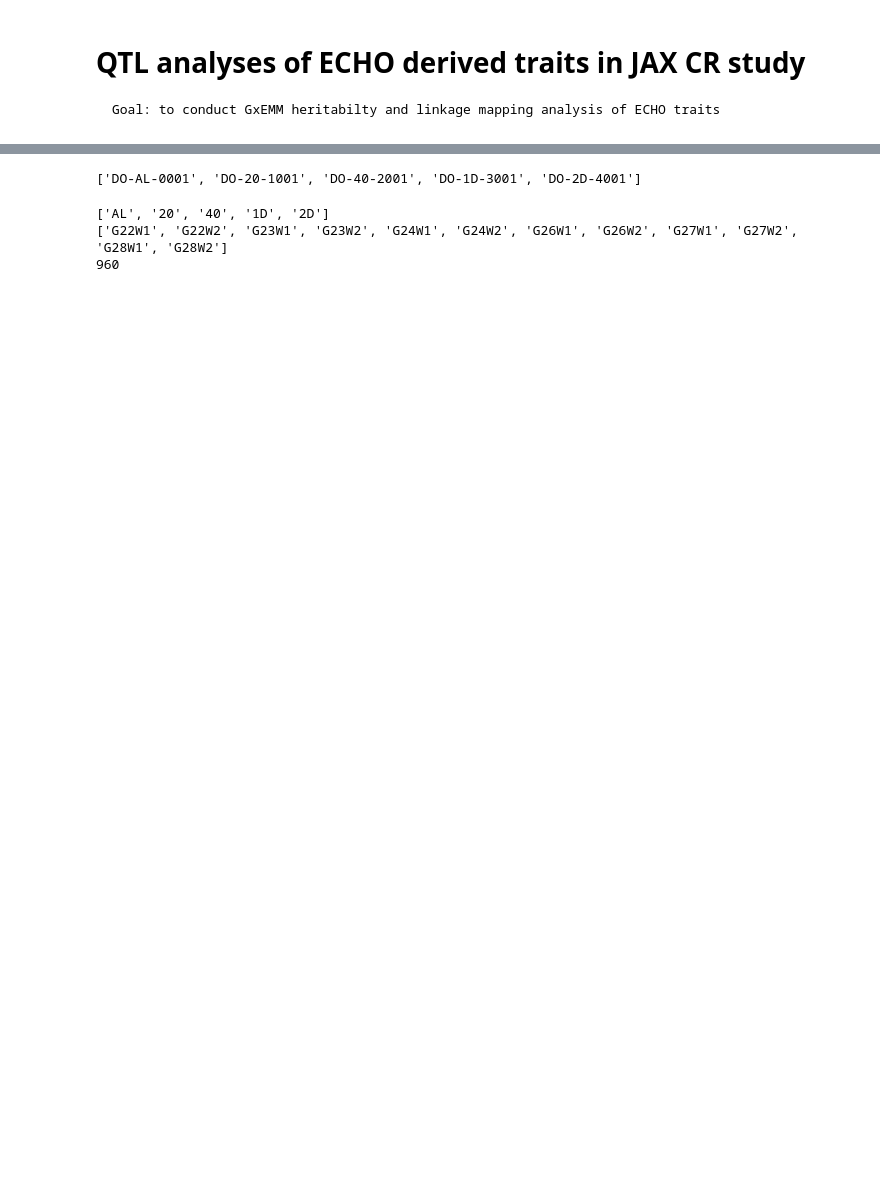
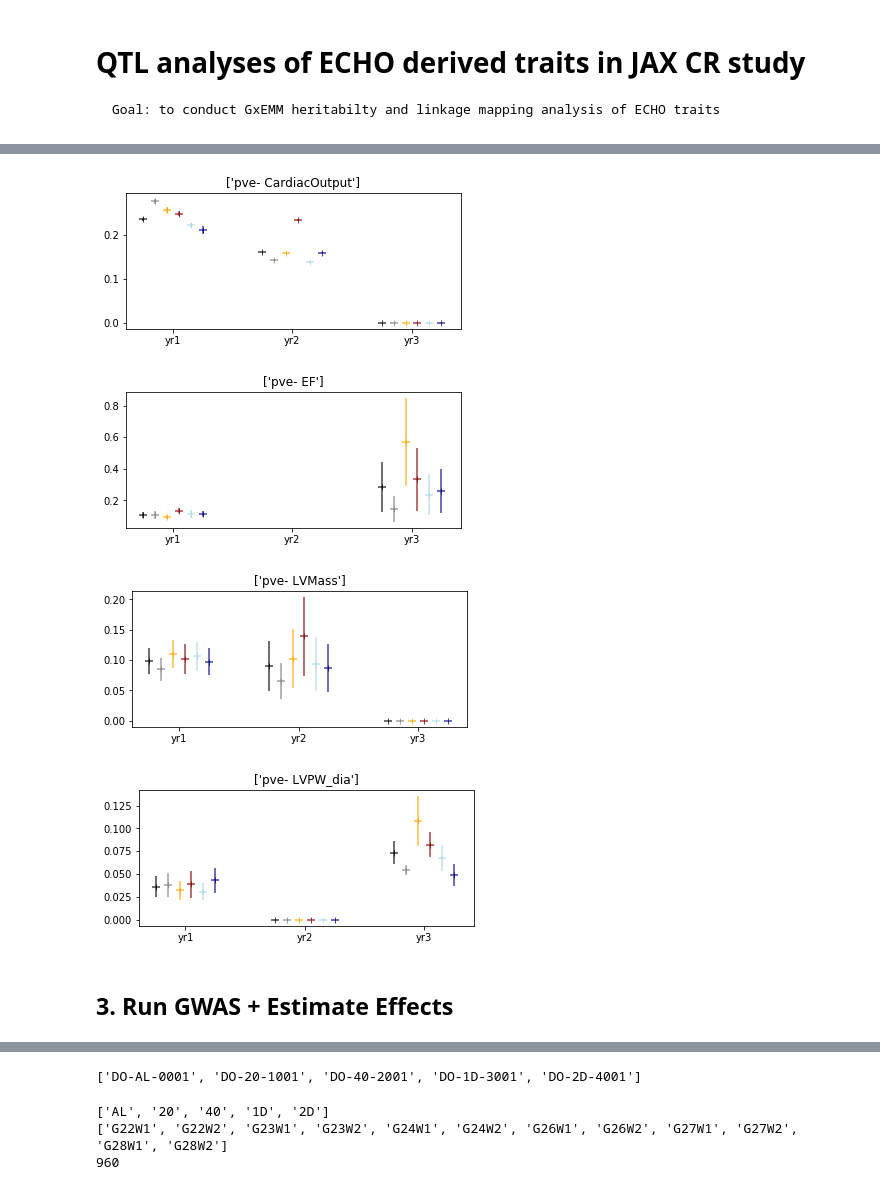
Before and after one commit to calico/do_qtl, a Jupyter notebook: analysis/ECHO_QTL.ipynb, the cells around one changed output, grey strips where cells are left out. Drawn from its saved outputs; the diff is of its cells as text; code cells hidden in the pictures; blank space fills up the shorter version.

```diff
--- a/analysis/ECHO_QTL.ipynb
+++ b/analysis/ECHO_QTL.ipynb
@@ -72,0 +382,18 @@ df3.to_csv(pheno_yr3_file, header=True, sep=",", index=False)
+# %%
+lsp = []
+for phenotype_file in phenotype_files:
+    for phenotype in phenotype_focal:
+        output_pve_file = phenotype_file
+        output_pve_file = re.sub('.csv$','_'+phenotype+'.pve.csv',output_pve_file)
+        yr = re.sub(working_dir+"echo_","",phenotype_file)
+        yr = re.sub('_20210920.csv$',"",yr)
+        #print(adj,yr, output_pve_file)
+
+        if os.path.exists(output_pve_file) is True:
+            df = pd.read_csv(output_pve_file, index_col=False, usecols=range(12))
+            df['yr'] = yr
+            df['phenotype'] = phenotype
+            lsp.append(df)
+
+dfp = pd.concat(lsp)
+dfp.head(n=18)
@@ -72,0 +413,54 @@ df3.to_csv(pheno_yr3_file, header=True, sep=",", index=False)
+# %%
+
+df1 = dfp.groupby(['phenotype'])
+#random.seed(9001)
+##set jitter for each diet
+random.seed(8001)
+jitter_T = -0.25
+jitter_AL = -0.15
+jitter_20 = -0.05
+jitter_40 = 0.05
+jitter_1D = 0.15
+jitter_2D = 0.25
+
+for idx1, grp1 in df1:
+
+    fig, axs = plt.subplots(figsize=(6,2.5),
+                    nrows=1, ncols=1,     # fix as above
+                    gridspec_kw=dict(hspace=0.4),
+                    sharey=True)
+
+    titles = ['pve- '+idx1]
+    plt.title(titles)
+
+    yr_ids = {'yr1': 1, 'yr2': 2, 'yr3': 3}
+
+    grp1['yr_id'] = grp1['yr'].apply(lambda x: yr_ids[x])
+
+    axs.scatter(grp1['yr_id']+jitter_T, grp1['total_pve'],s=80, marker="_", color='black', alpha=0.75)
+    axs.errorbar(grp1['yr_id']+jitter_T, grp1['total_pve'], yerr=grp1['total_pve_se'], fmt='|', color='black', alpha=0.75)
+    axs.scatter(grp1['yr_id']+jitter_AL, grp1['AL_pve'],s=80, marker="_", color='grey', alpha=0.75)
+    axs.errorbar(grp1['yr_id']+jitter_AL, grp1['AL_pve'], yerr=grp1['AL_pve_se'], fmt='|', color='grey', alpha=0.75)
+    axs.scatter(grp1['yr_id']+jitter_20, grp1['20_pve'],s=80, marker="_", color='orange', alpha=0.75)
+    axs.errorbar(grp1['yr_id']+jitter_20, grp1['20_pve'], yerr=grp1['20_pve_se'], fmt='|', color='orange', alpha=0.75)
+
+    axs.scatter(grp1['yr_id']+jitter_40, grp1['40_pve'],s=80, marker="_", color='darkred', alpha=0.75)
+    axs.errorbar(grp1['yr_id']+jitter_40, grp1['40_pve'], yerr=grp1['40_pve_se'], fmt='|', color='darkred', alpha=0.75)
+    axs.scatter(grp1['yr_id']+jitter_1D, grp1['1D_pve'],s=80, marker="_", color='lightblue', alpha=0.75)
+    axs.errorbar(grp1['yr_id']+jitter_1D, grp1['1D_pve'], yerr=grp1['1D_pve_se'], fmt='|', color='lightblue', alpha=0.75)
+    axs.scatter(grp1['yr_id']+jitter_2D, grp1['2D_pve'],s=80, marker="_", color='darkblue', alpha=0.75)
+    axs.errorbar(grp1['yr_id']+jitter_2D, grp1['2D_pve'], yerr=grp1['2D_pve_se'], fmt='|', color='darkblue', alpha=0.75)
+    axs.set_xticks([1, 2, 3])
+    axs.set_xticklabels(['yr1','yr2','yr3'])
+    fig.savefig(working_dir+'pve_x_age_'+idx1+'.png', dpi=400)
+
+    #figure.text(0.5, -0.1, 'true h2_env1. res_var2'+str(res_var2_tmp), fontsize=10, horizontalalignment='center', verticalalignment='bottom')
+    #_ = figure.text(0., 0.5, 'estimated h2_env1', fontsize=10, horizontalalignment='left', verticalalignment='center', rotation=90)
+    plt.show()
+# %% [output]
+[figure, added]
+[figure, added]
+[figure, added]
+[figure, added]
+# %% [markdown]
+## 3. Run GWAS + Estimate Effects
```
Also changed, not shown: parts of 36 cells of this notebook.
